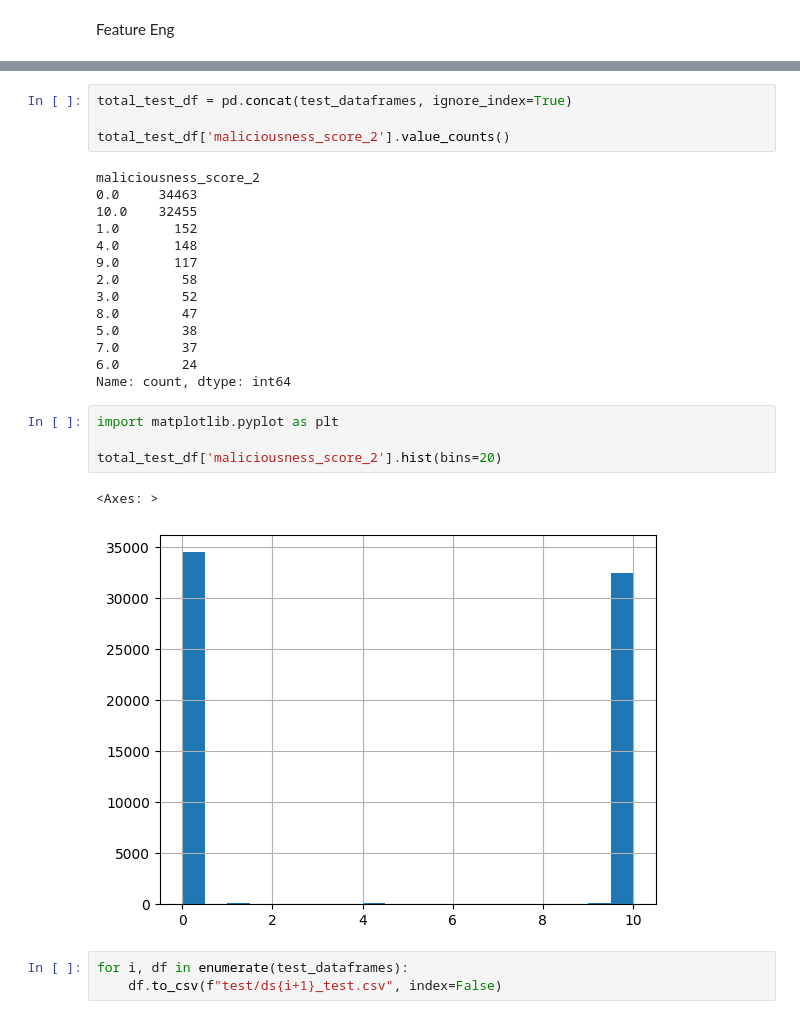
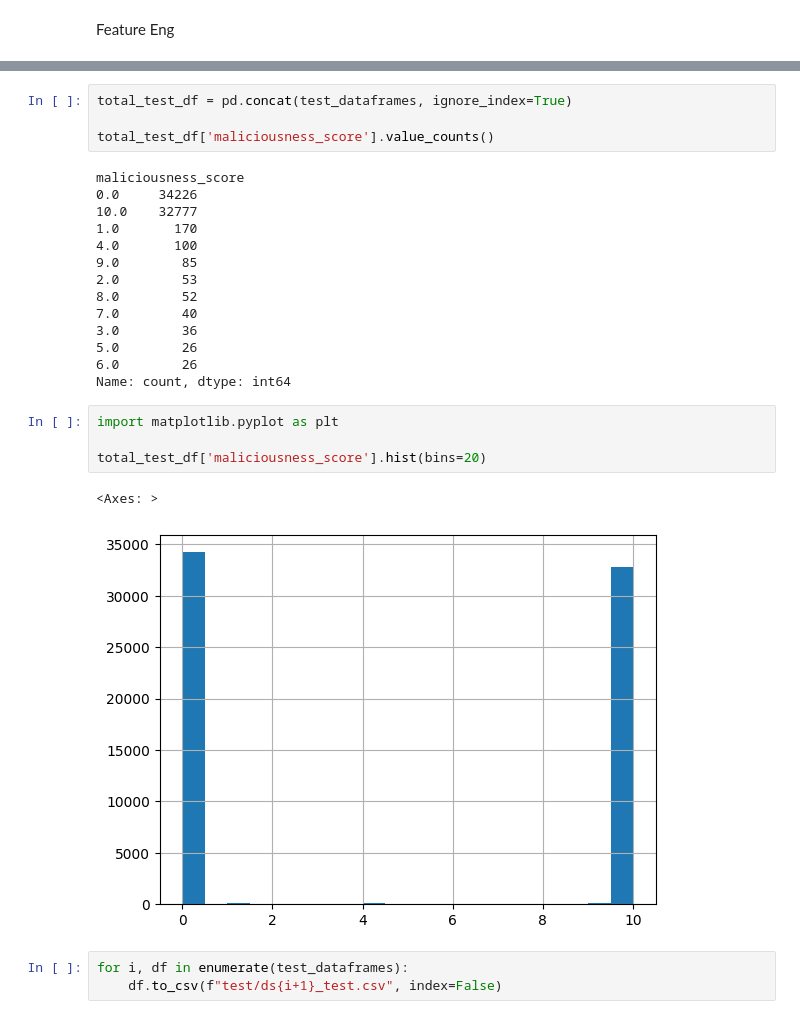
Before and after one commit to Sogol-Hosseini/PromptGaurd, a Jupyter notebook: src/main.ipynb, the cells around one changed output, grey strips where cells are left out. Cells and saved outputs as stored; diff of their text form.

```diff
--- a/src/main.ipynb
+++ b/src/main.ipynb
@@ -214,28 +254,28 @@ test_dataframes[2].head(10)
 # %%
 total_test_df = pd.concat(test_dataframes, ignore_index=True)
 
-total_test_df['maliciousness_score_2'].value_counts()
+total_test_df['maliciousness_score'].value_counts()
 # %% [output]
-maliciousness_score_2
-0.0     34463
-10.0    32455
-1.0       152
-4.0       148
-9.0       117
-2.0        58
-3.0        52
-8.0        47
-5.0        38
-7.0        37
-6.0        24
+maliciousness_score
+0.0     34226
+10.0    32777
+1.0       170
+4.0       100
+9.0        85
+2.0        53
+8.0        52
+7.0        40
+3.0        36
+5.0        26
+6.0        26
 Name: count, dtype: int64
 # %%
 import matplotlib.pyplot as plt
 
-total_test_df['maliciousness_score_2'].hist(bins=20)
+total_test_df['maliciousness_score'].hist(bins=20)
 # %% [output]
 <Axes: >
-[figure, old version]
+[figure, new version]
 # %%
 for i, df in enumerate(test_dataframes):
     df.to_csv(f"test/ds{i+1}_test.csv", index=False)
```
Also changed, not shown: parts of 30 cells of this notebook, 11 other files.
